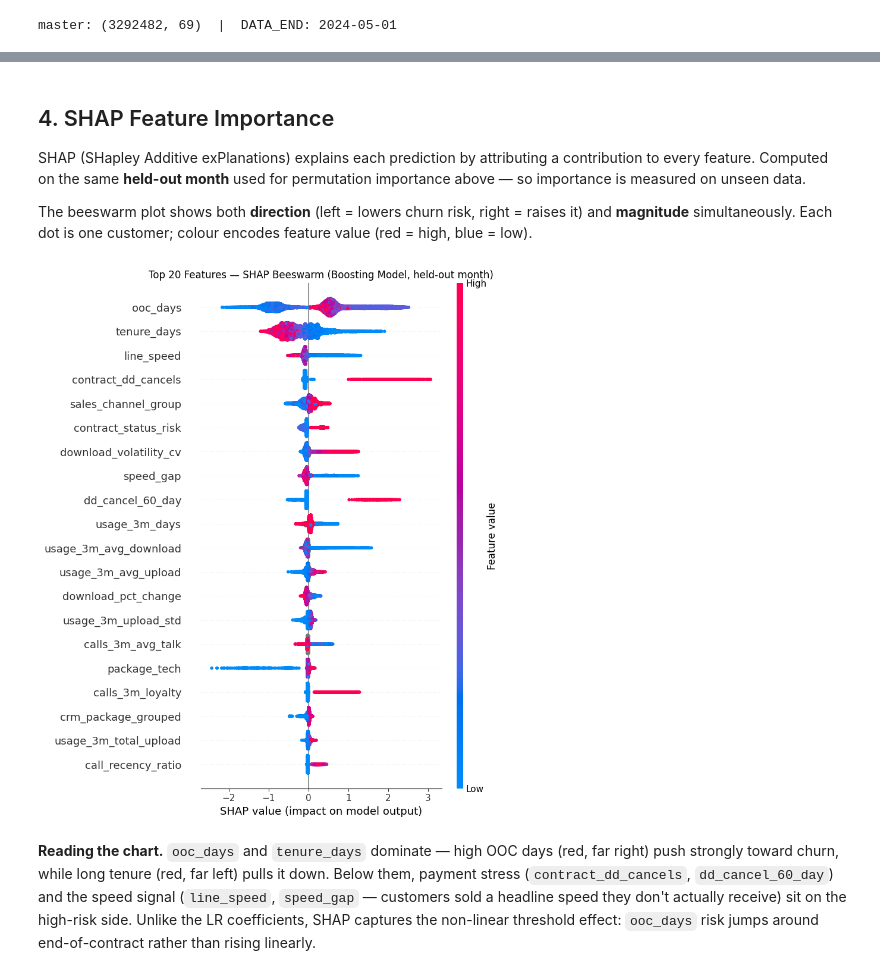
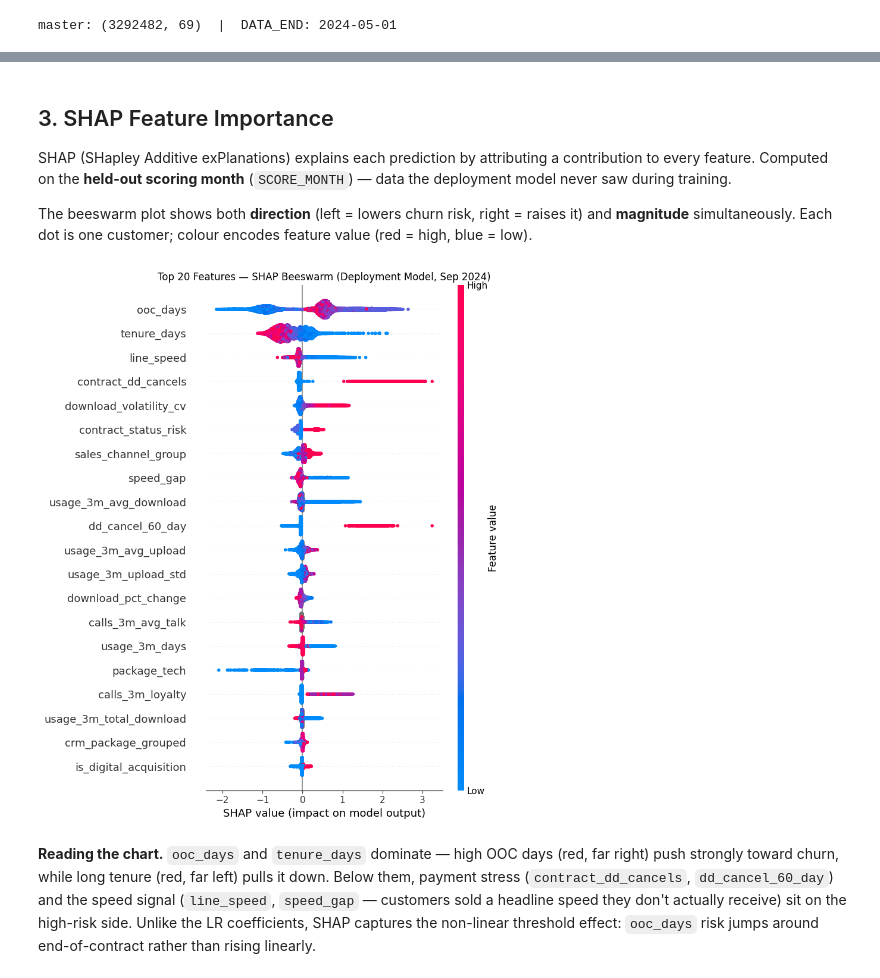
Before and after one commit to DataMongoose/churntask, a Jupyter notebook: 05_business_output.ipynb, the cells around one changed output, grey strips where cells are left out. Cells and saved outputs as stored; diff of their text form; code cells hidden in the pictures.

Commit message:
adding modelling

```diff
--- a/05_business_output.ipynb
+++ b/05_business_output.ipynb
@@ -48,8 +48,9 @@ This is the model used to score new customers — it sees the most training data
 # %%
+SCORE_MONTH = master['datevalue'].max()
 df_final = master[master['datevalue'] <= DATA_END].copy()
 X_final, y_final = df_final[ALL_FEATURES], df_final['label']
 
 final_boost = make_boost_pipeline().fit(X_final, y_final)
 print(f'Deployment model fitted on {len(X_final):,} rows, '
-      f'{df_final["datevalue"].nunique()} months')
+      f'{df_final["datevalue"].nunique()} months  |  scoring month: {SCORE_MONTH.date()}')
 # %% [output]
@@ -111,31 +58,30 @@ usage_3m_total_download         0.000475        0.000191
 # %% [markdown]
-## 4. SHAP Feature Importance
+## 3. SHAP Feature Importance
 
-SHAP (SHapley Additive exPlanations) explains each prediction by attributing a contribution to every feature. Computed on the same **held-out month** used for permutation importance above — so importance is measured on unseen data.
+SHAP (SHapley Additive exPlanations) explains each prediction by attributing a contribution to every feature. Computed on the **held-out scoring month** (`SCORE_MONTH`) — data the deployment model never saw during training.
 
 The beeswarm plot shows both **direction** (left = lowers churn risk, right = raises it) and **magnitude** simultaneously. Each dot is one customer; colour encodes feature value (red = high, blue = low).
 # %%
-# Transform held-out data through preprocessing steps only (no model step)
-_pre     = _Pipeline(imp_boost.steps[:-1])
-X_shap   = _pre.transform(imp_te[ALL_FEATURES].iloc[te_idx])
+imp_te = master[master['datevalue'] == SCORE_MONTH]
+_pre   = _Pipeline(final_boost.steps[:-1])
+rng    = np.random.default_rng(SEED)
+te_idx = rng.choice(len(imp_te), size=min(20_000, len(imp_te)), replace=False)
+X_shap = _pre.transform(imp_te[ALL_FEATURES].iloc[te_idx])
 
-explainer = shap.TreeExplainer(imp_boost.named_steps['model'])
+explainer = shap.TreeExplainer(final_boost.named_steps['model'])
 shap_vals = explainer.shap_values(X_shap)
 
-# Normalise to a 2-D (n_samples, n_features) array for the positive (churn) class,
-# handling both the older list-per-class API and the newer 3-D array API.
 if isinstance(shap_vals, list):
     shap_vals = shap_vals[1]
 elif getattr(shap_vals, 'ndim', 2) == 3:
     shap_vals = shap_vals[..., 1]
 
-# shap's built-in beeswarm — no custom reporting helper required
 shap.summary_plot(shap_vals, X_shap, max_display=20, show=False)
-plt.title('Top 20 Features — SHAP Beeswarm (Boosting Model, held-out month)')
+plt.title(f'Top 20 Features — SHAP Beeswarm (Deployment Model, {SCORE_MONTH.strftime("%b %Y")})')
 plt.tight_layout()
 plt.show()
 # %% [output]
-[figure, old version]
+[figure, new version]
 # %% [markdown]
  **Reading the chart.** `ooc_days` and `tenure_days` dominate — high OOC days (red, far right) push strongly toward churn, while long tenure (red, far left) pulls it down. Below them, payment stress (`contract_dd_cancels`, `dd_cancel_60_day`) and the speed signal (`line_speed`, `speed_gap` — customers sold a headline speed they don't actually receive) sit on the high-risk side. Unlike the LR coefficients, SHAP captures the non-linear threshold effect: `ooc_days` risk jumps around end-of-contract rather than rising linearly.
 # %% [markdown]
```
Also changed, not shown: parts of 12 cells of this notebook.
